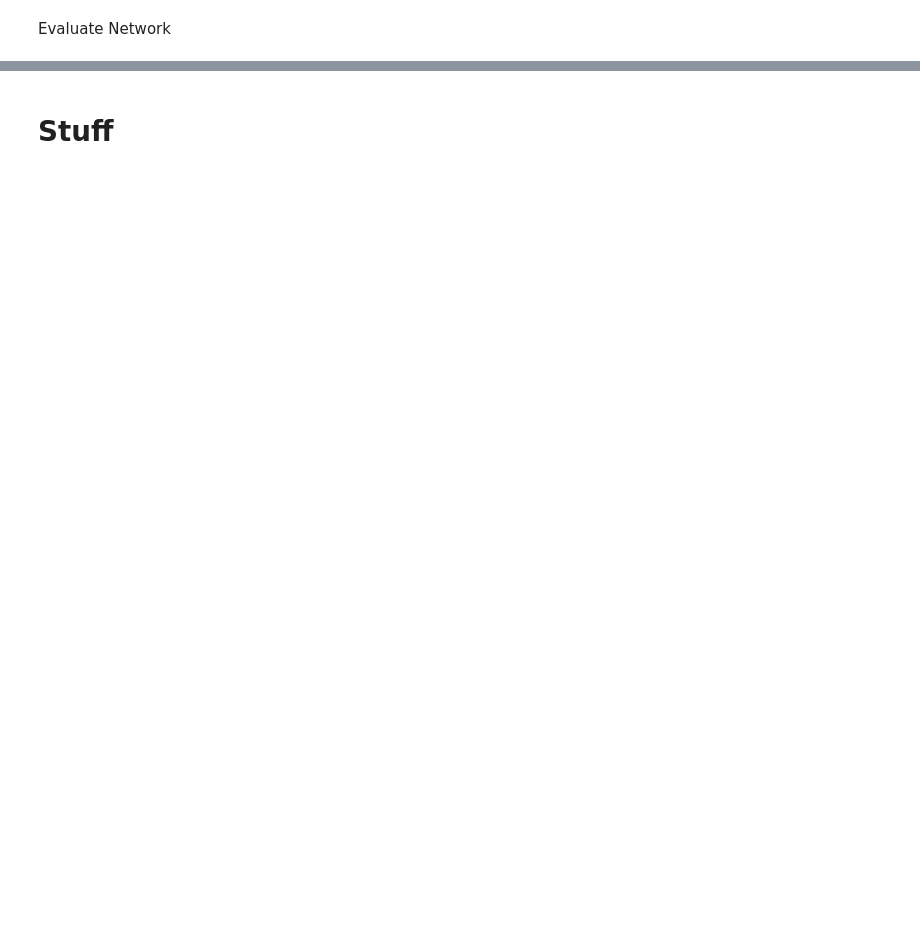
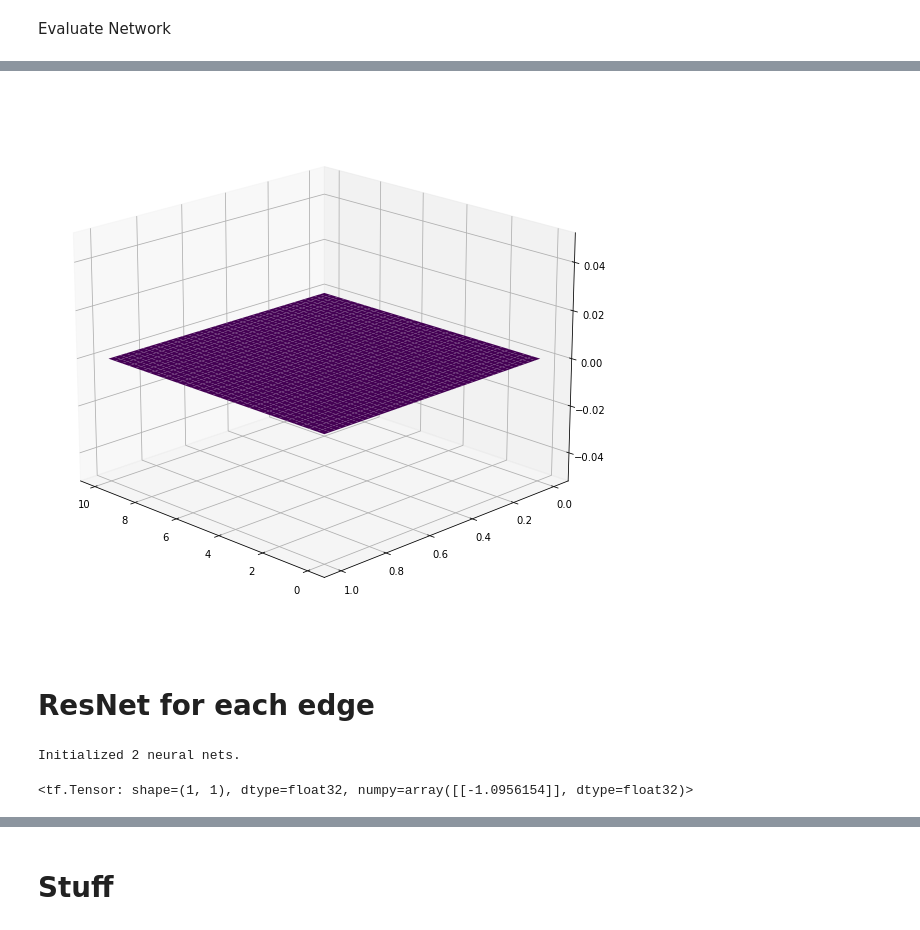
Before and after one commit to TomRiem/Master-Thesis-Riemer, a Jupyter notebook: Jupyter/Master_Thesis.ipynb, the cells around one changed output, grey strips where cells are left out. Drawn from its saved outputs; the diff is of its cells as text; code cells hidden in the pictures; blank space fills up the shorter version.

```diff
--- a/Jupyter/Master_Thesis.ipynb
+++ b/Jupyter/Master_Thesis.ipynb
@@ -250,0 +271,4 @@ ax.view_init(19, 135)
+# %%
+import networkx as nx
+
+DTYPE='float64'
@@ -250,0 +385,2 @@ ax.view_init(19, 135)
+# %%
+gPINN = GraphPINN(graph_test.A, graph_test.dirichletNodes, graph_test.dirichletAlpha, graph_test.dirichletBeta, graph_test.lb, graph_test.ub)
@@ -250,0 +572,3 @@ ax.view_init(19, 135)
+# %%
+solver = graphPINNSolver(gPINN, dataset)
+solver.graphPINN.NNs[0](tf.constant([[1., 1.]]))
@@ -250,0 +598,23 @@ ax.view_init(19, 135)
+# %%
+Eidx = 0
+
+fig = plt.figure(figsize=(12, 10))
+ax = fig.add_subplot(111, projection='3d')
+Nt = 60
+Nx = 120
+
+lb = graph_test.lb
+ub = graph_test.ub
+
+tspace = tf.linspace(lb[0], ub[0], Nt + 1)
+xspace = tf.reshape(tf.linspace(lb[1], ub[1], Nx + 1), [-1, 1])
+T, X = tf.meshgrid(tspace, xspace)
+TX=tf.stack([tf.reshape(T,-1), tf.reshape(X,-1)],axis=1)
+U = solver.graphPINN.NNs[Eidx](TX) #-  solver.graphPINN.NNs[1](TX)
+U = tf.reshape(U, T.shape)
+ax.plot_surface(T, X, U, cmap='viridis')
+ax.view_init(19, 135)
+# %% [output]
+[figure, added]
+# %% [markdown]
+# ResNet for each edge
@@ -250,0 +746,9 @@ ax.view_init(19, 135)
+# %%
+gPINN_ResNet = GraphPINN_ResNet(graph_test.A, graph_test.dirichletNodes, graph_test.dirichletAlpha, graph_test.dirichletBeta, graph_test.lb, graph_test.ub)
+# %% [output]
+Initialized 2 neural nets.
+# %%
+solver_ResNet = graphPINNSolver(gPINN_ResNet, dataset)
+solver_ResNet.graphPINN.NNs[0](tf.constant([[1., 1.]]))
+# %% [output]
+<tf.Tensor: shape=(1, 1), dtype=float32, numpy=array([[-1.0956154]], dtype=float32)>
```
Also changed, not shown: parts of 31 cells of this notebook, 3 other files.
